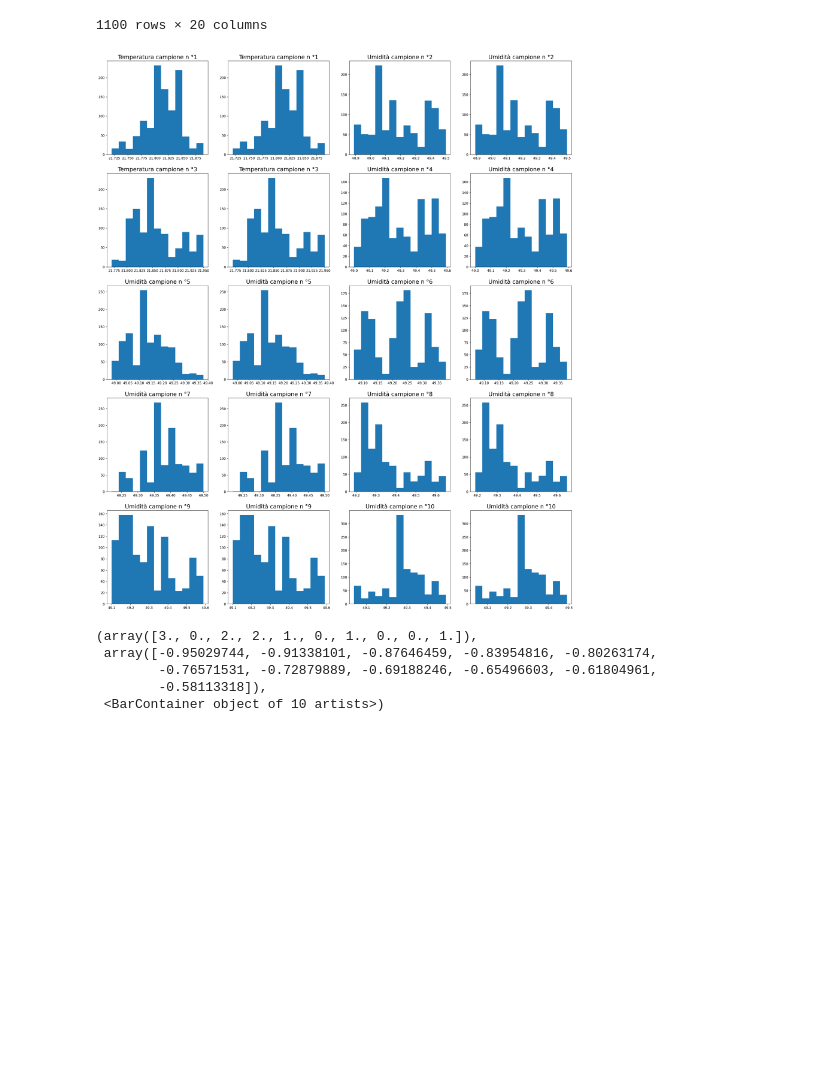
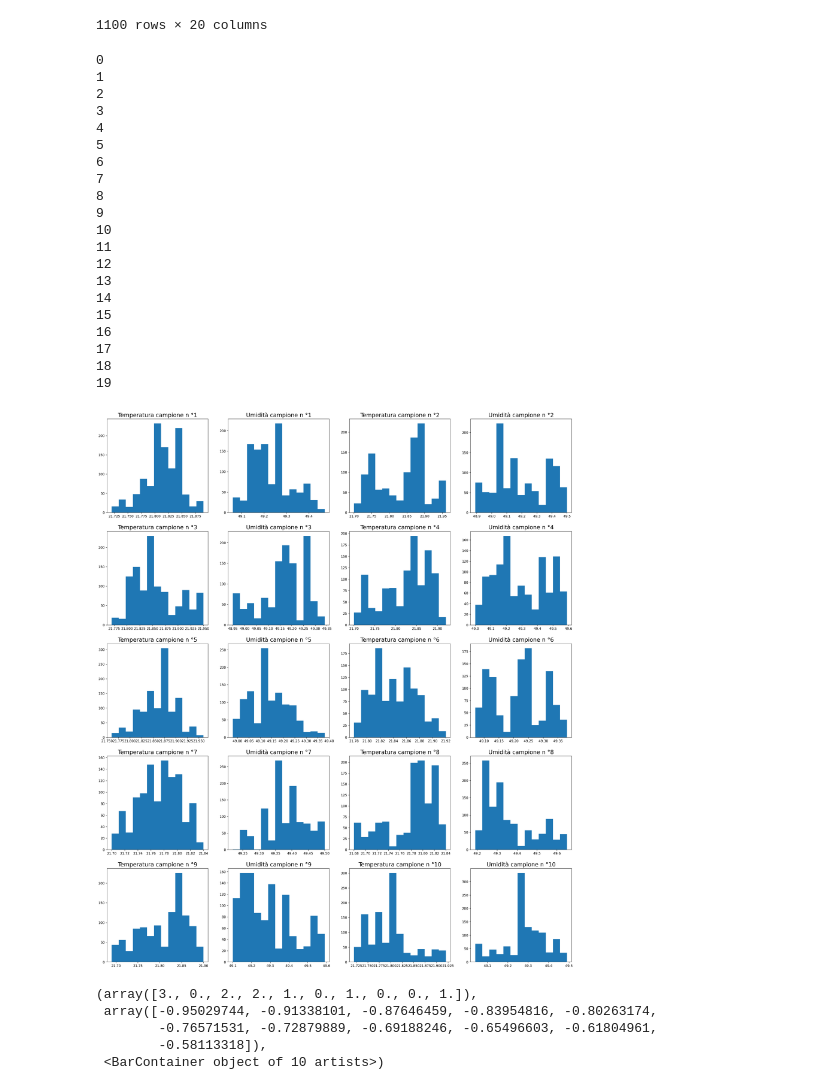
Before and after one commit to LorenzoUnich/Fischetta_4, a Jupyter notebook: Analisi dei dati da file.ipynb, the cells around one changed output. Cells and saved outputs as stored; diff of their text form; code cells hidden in the pictures; blank space fills up the shorter version.

```diff
--- a/Analisi dei dati da file.ipynb
+++ b/Analisi dei dati da file.ipynb
@@ -216,19 +216,41 @@ dataframe_10
 # %%
 fig, axsh = plt.subplots(5,4, figsize = (25,30), dpi = 150)
 for q in range (20):
     j = q%4
     i = q//4
     half = q//2
-    if half== 0 or half==2:
+    if j== 0 or j==2:
         column= "x_"+str(half)
         axsh[i,j].hist(dataframe_10[column], bins = 13)
         axsh[i,j].set_title("Temperatura campione n °" + str(half+1), fontsize = 17)
+        print(q)
     else:
         column= "y_"+str(half)
         axsh[i,j].hist(dataframe_10[column], bins = 13)
         axsh[i,j].set_title("Umidità campione n °" + str(half+1), fontsize = 17)
+        print(q)
 # %% [output]
+0
+1
+2
+3
+4
+5
+6
+7
+8
+9
+10
+11
+12
+13
+14
+15
+16
+17
+18
+19
-[figure, old version]
+[figure, new version]
 # %%
 fig, axs = plt.subplots(5,2, figsize = (36,60), dpi = 150)
 correlations_20 = []
```
Also changed, not shown: parts of 1 cell of this notebook.
